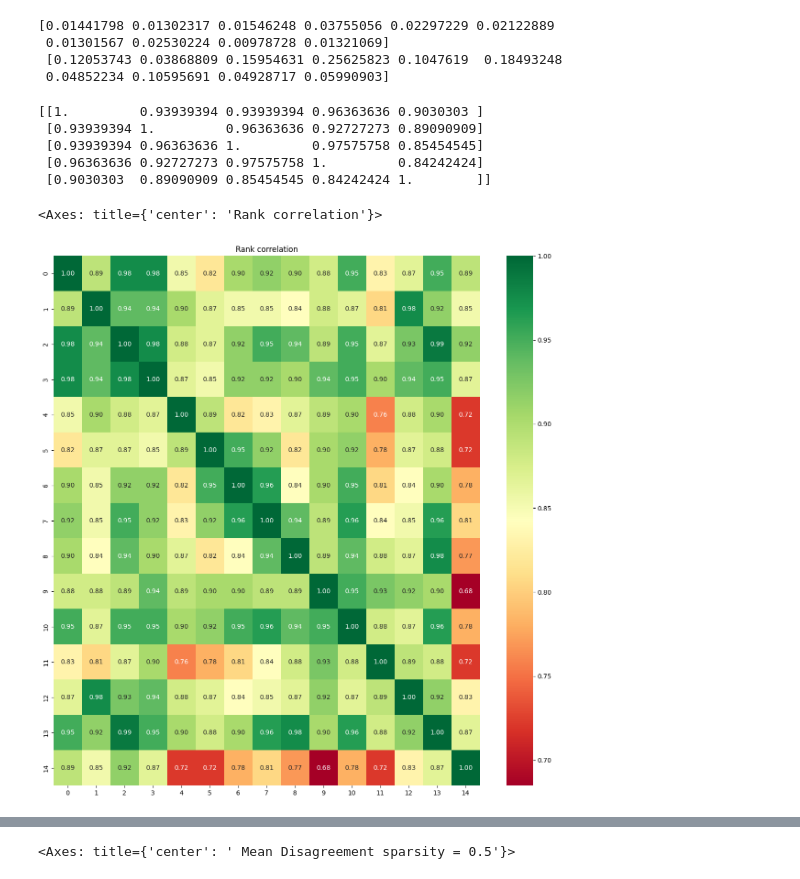
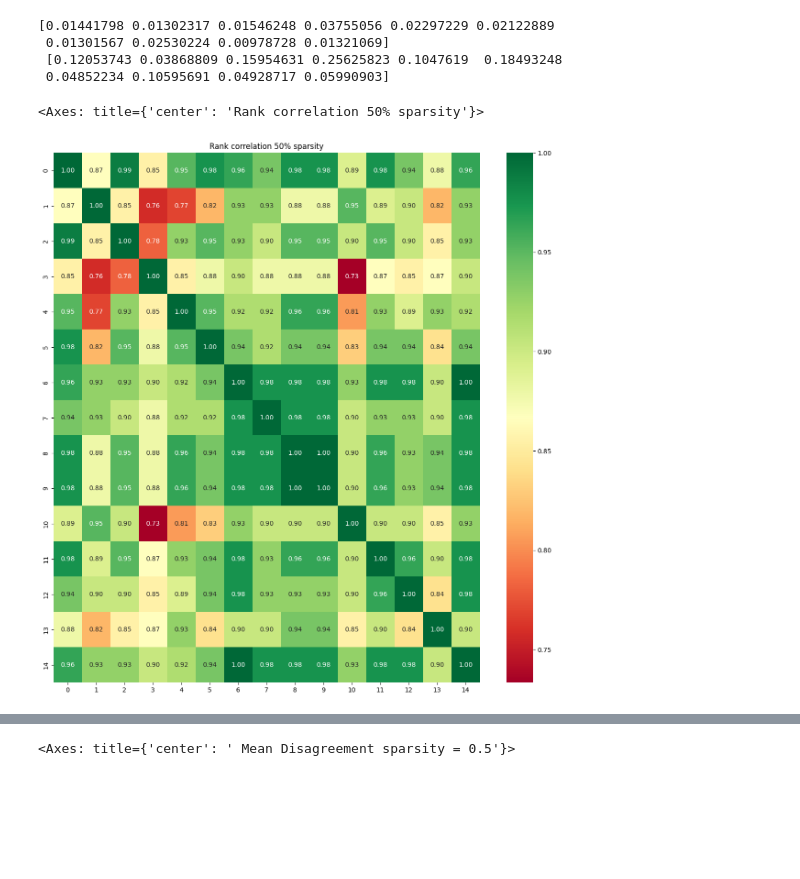
Before and after one commit to Nahush26/Bias_DST, a Jupyter notebook: plots.ipynb, the cells around one changed output, grey strips where cells are left out. Cells and saved outputs as stored; diff of their text form; code cells hidden in the pictures; blank space fills up the shorter version.

Commit message:
preliminary plots

```diff
--- a/plots.ipynb
+++ b/plots.ipynb
@@ -80,12 +81,28 @@ for i in range(15):
 frames_9 = {}
 for i in range(15):
     frames_9[i] = pd.read_csv(f'./predictions/resnet_0.9_{i}_set.csv').to_numpy()
-# %%
-seed_dis = np.zeros((15,10))
-for i in range(15):
-    for j in range(10):
-        pos = np.where(baseline == j)
-        seed_dis[i,j] = np.mean(frames[i][:,-1][pos] != j)
+# %%
+seed_dis = np.zeros((5,15,10))
+for i in range(15):
+    for j in range(10):
+        pos = np.where(baseline == j)
+        seed_dis[0,i,j] = np.mean(frames_5[i][:,-1][pos] != j)
+for i in range(15):
+    for j in range(10):
+        pos = np.where(baseline == j)
+        seed_dis[1,i,j] = np.mean(frames_6[i][:,-1][pos] != j)
+for i in range(15):
+    for j in range(10):
+        pos = np.where(baseline == j)
+        seed_dis[2,i,j] = np.mean(frames_7[i][:,-1][pos] != j)
+for i in range(15):
+    for j in range(10):
+        pos = np.where(baseline == j)
+        seed_dis[3,i,j] = np.mean(frames_8[i][:,-1][pos] != j)
+for i in range(15):
+    for j in range(10):
+        pos = np.where(baseline == j)
+        seed_dis[4,i,j] = np.mean(frames_9[i][:,-1][pos] != j)
 # %%
 print(np.std(seed_dis,axis = 0), '\n',np.mean(seed_dis ,axis = 0))
 # %% [output]
@@ -99,25 +116,18 @@ from sklearn import preprocessing as p
 # !pip install sklearn
 mms = p.MinMaxScaler()
 # %%
-sprmat = np.zeros((15,15))
-for i in range(15):
-    for j in range(15):
-        x1 = mms.fit_transform(seed_dis[i].reshape(-1,1)).reshape(-2,)
-        x2 = mms.fit_transform(seed_dis[j].reshape(-1,1)).reshape(-2,)
-        sprmat[i,j] = spr(x1,x2)[0]
+sprmat = np.zeros((5,15,15))
+for k in range(5):
+    for i in range(15):
+        for j in range(15):
+            x1 = mms.fit_transform(seed_dis[k,i,:].reshape(-1,1)).reshape(-2,)
+            x2 = mms.fit_transform(seed_dis[k,j,:].reshape(-1,1)).reshape(-2,)
+            sprmat[k,i,j] = spr(x1,x2)[0]
-# %%
-print(sprmat)
-# %% [output]
-[[1.         0.93939394 0.93939394 0.96363636 0.9030303 ]
- [0.93939394 1.         0.96363636 0.92727273 0.89090909]
- [0.93939394 0.96363636 1.         0.97575758 0.85454545]
- [0.96363636 0.92727273 0.97575758 1.         0.84242424]
- [0.9030303  0.89090909 0.85454545 0.84242424 1.        ]]
 # %%
 a4_dims = (15, 15)
 fig, ax = plt.subplots(figsize=a4_dims)
-plt.title('Rank correlation')
-sns.heatmap(sprmat, annot=True, fmt='.2f', cmap='RdYlGn',ax = ax)
+plt.title('Rank correlation 50% sparsity')
+sns.heatmap(sprmat[0], annot=True, fmt='.2f', cmap='RdYlGn',ax = ax)
 # %% [output]
-<Axes: title={'center': 'Rank correlation'}>
+<Axes: title={'center': 'Rank correlation 50% sparsity'}>
-[figure, old version]
+[figure, new version]
```
Also changed, not shown: parts of 20 cells of this notebook.
